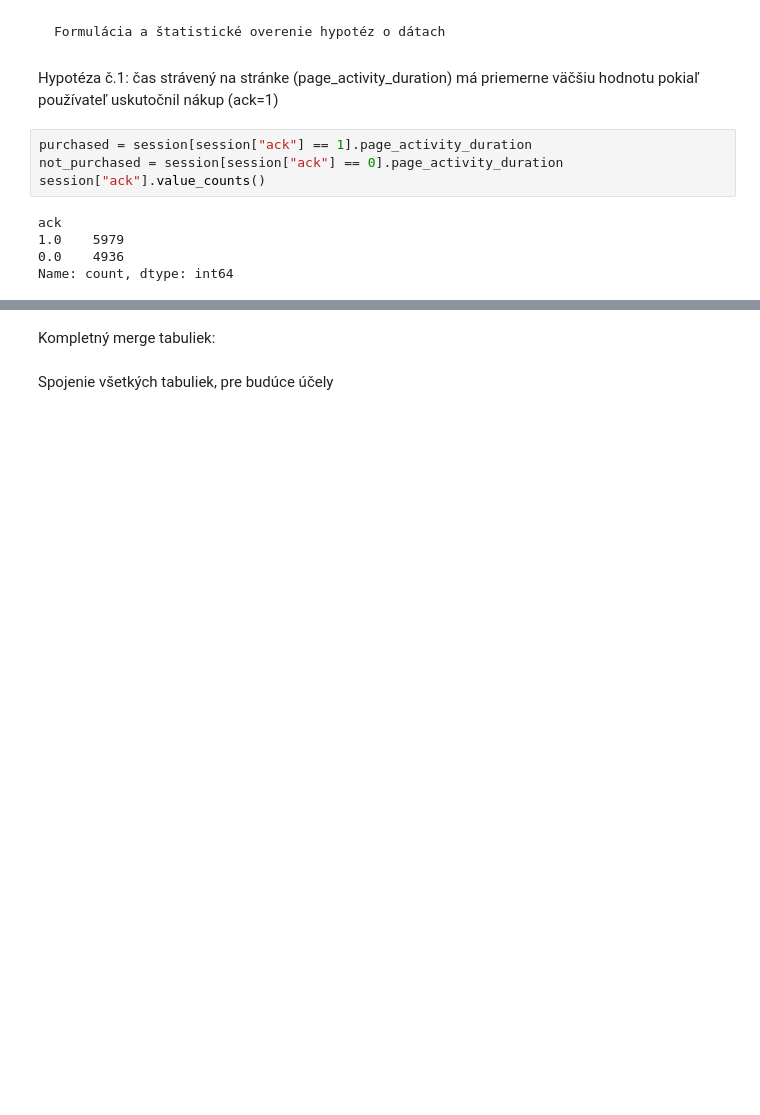
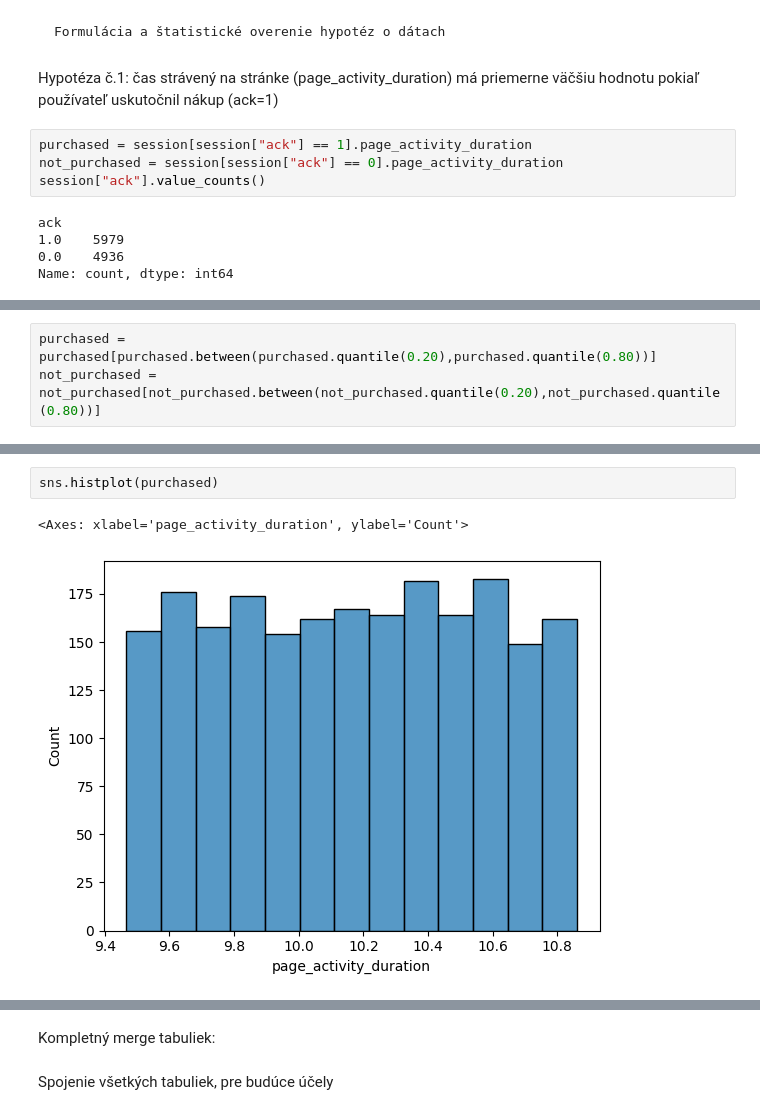
Before and after one commit to LukasLovas/IAU_Project_LL_DL, a Jupyter notebook: zadanie_1_časť.ipynb, the cells around one changed output, grey strips where cells are left out. Drawn from its saved outputs; the diff is of its cells as text; blank space fills up the shorter version.

```diff
--- a/zadanie_1_časť.ipynb
+++ b/zadanie_1_časť.ipynb
@@ -877,0 +861,3 @@ sns.histplot(purchased)
+# %%
+purchased = purchased[purchased.between(purchased.quantile(0.20),purchased.quantile(0.80))]
+not_purchased = not_purchased[not_purchased.between(not_purchased.quantile(0.20),not_purchased.quantile(0.80))]
@@ -877,0 +876,5 @@ sns.histplot(purchased)
+# %%
+sns.histplot(purchased)
+# %% [output]
+<Axes: xlabel='page_activity_duration', ylabel='Count'>
+[figure, added]
```
Also changed, not shown: parts of 37 cells of this notebook.
